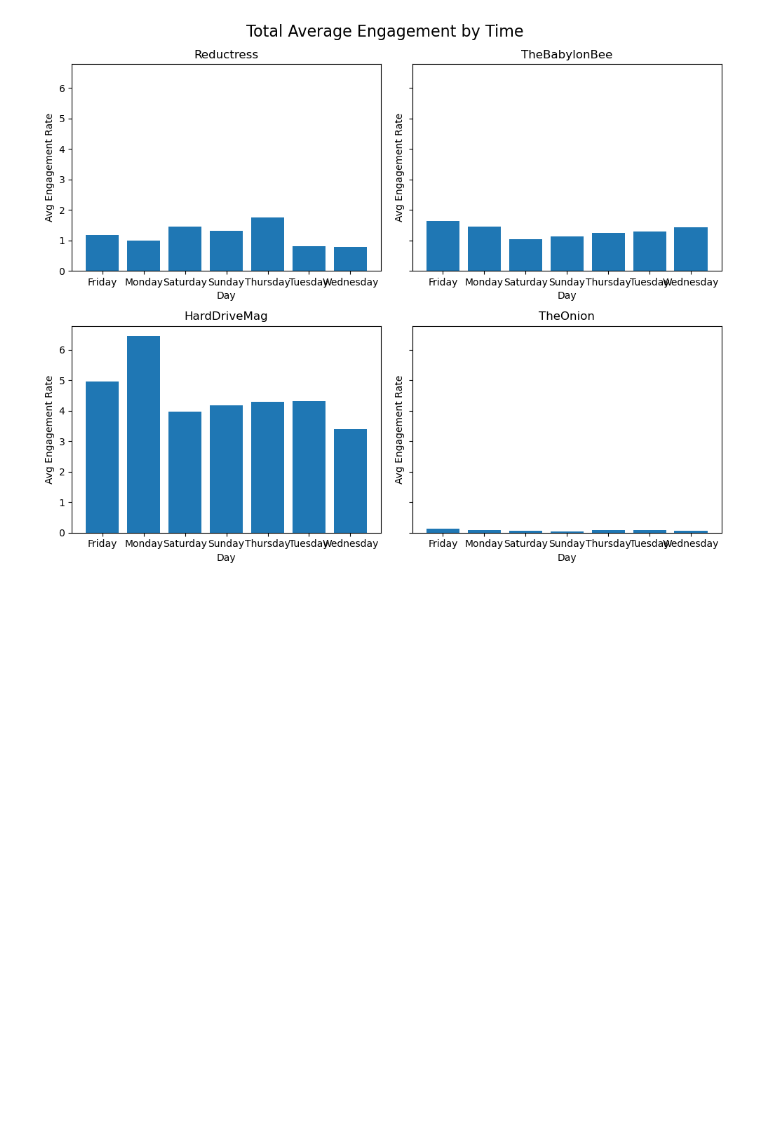
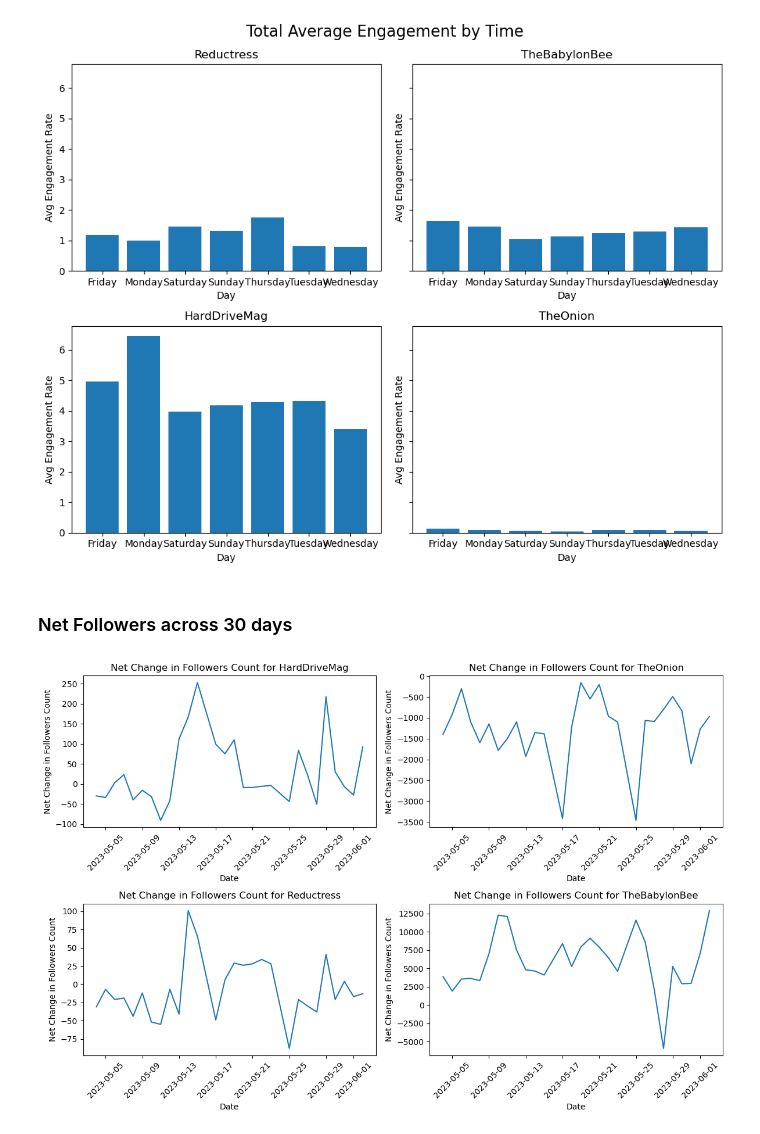
Before and after one commit to skessler79/social-media-computing-twitter, a Jupyter notebook: Skeleton.ipynb, the cells around one changed output. Cells and saved outputs as stored; diff of their text form; code cells hidden in the pictures; blank space fills up the shorter version.

Commit message:
added retweets.json for visuals, and combined audience_growth_rate.ipynb into Skeleton.ipynb

```diff
--- a/Skeleton.ipynb
+++ b/Skeleton.ipynb
@@ -544,3 +564,26 @@ plt.tight_layout()
 plt.show()
 # %% [output]
 [figure]
+# %% [markdown]
+### Net Followers across 30 days
+# %%
+def plot_net_change_followers(combined_df):
+    usernames = ['HardDriveMag', 'TheOnion', 'Reductress', 'TheBabylonBee']
+    fig, axes = plt.subplots(2, 2, figsize=(12, 8))
+    for i, username in enumerate(usernames):
+        row = i // 2
+        col = i % 2
+        df = combined_df[combined_df['username'] == username].copy() # it'll complain without copy() here
+        df['net_change'] = df['followers'].diff()  # Calculate the net change
+        ax = axes[row, col]
+        ax.plot(df['date'], df['net_change'])
+        ax.set_xlabel('Date')
+        ax.set_ylabel('Net Change in Followers Count')
+        ax.set_title(f'Net Change in Followers Count for {username}')
+        ax.tick_params(axis='x', rotation=45)
+    plt.tight_layout()
+    plt.show()
+
+plot_net_change_followers(df_historical)
+# %% [output]
+[figure, added]
```
Also changed, not shown: parts of 7 cells of this notebook, 1 other file.
